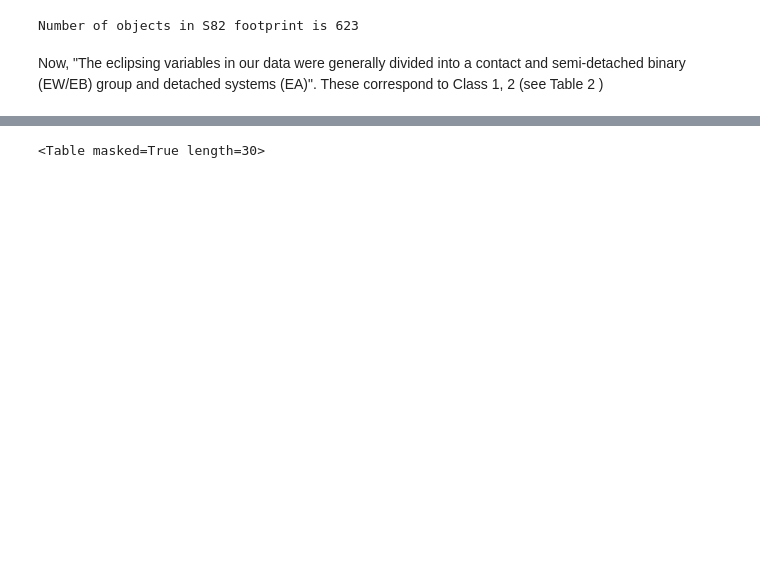
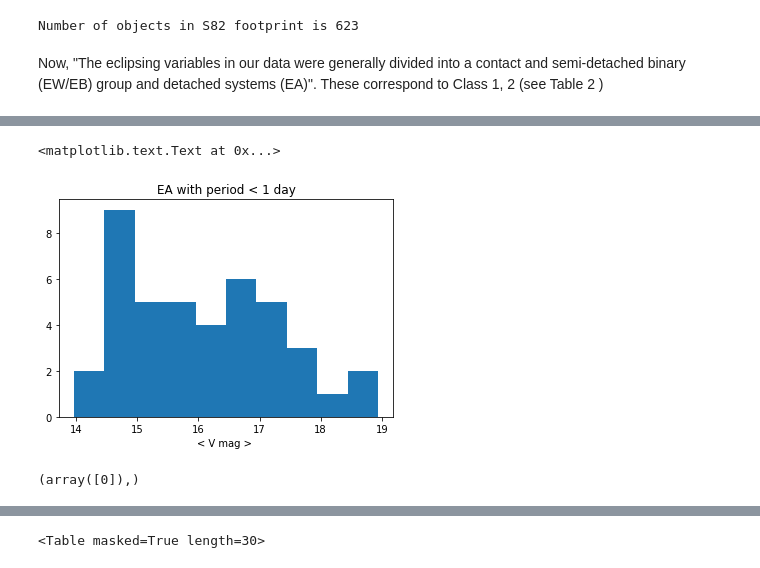
Before and after one commit to suberlak/CRTS_PROJECT, a Jupyter notebook: EB_Stars_in_S82_from_Drake_2014.ipynb, the cells around one changed output, grey strips where cells are left out. Cells and saved outputs as stored; diff of their text form; code cells hidden in the pictures; blank space fills up the shorter version.

```diff
--- a/EB_Stars_in_S82_from_Drake_2014.ipynb
+++ b/EB_Stars_in_S82_from_Drake_2014.ipynb
@@ -110,0 +87,22 @@ plt.title('S82 ')
+# %%
+table_in_s82 = table[mask_S82]
+select_EA = table_in_s82['Class'] == 2
+mask =  table_in_s82[select_EA]['PF'].data < 1
+
+plt.hist(table_in_s82[select_EA][mask]['<Vmag>'])
+plt.title('EA with period < 1 day')
+plt.xlabel('< V mag > ')
+# %% [output]
+<matplotlib.text.Text at 0x...>
+[figure, added]
+# %%
+# Najjasniejsza z tych krotkookresowych ...
+
+table_in_s82 = table[mask_S82]
+select_EA = table_in_s82['Class'] == 2
+mask =  table_in_s82[select_EA]['PF'].data < 1
+
+vmags = table_in_s82[select_EA][mask]['<Vmag>'].data
+np.where(vmags ==  min(vmags))
+# %% [output]
+(array([0]),)
```
Also changed, not shown: parts of 15 cells of this notebook.
